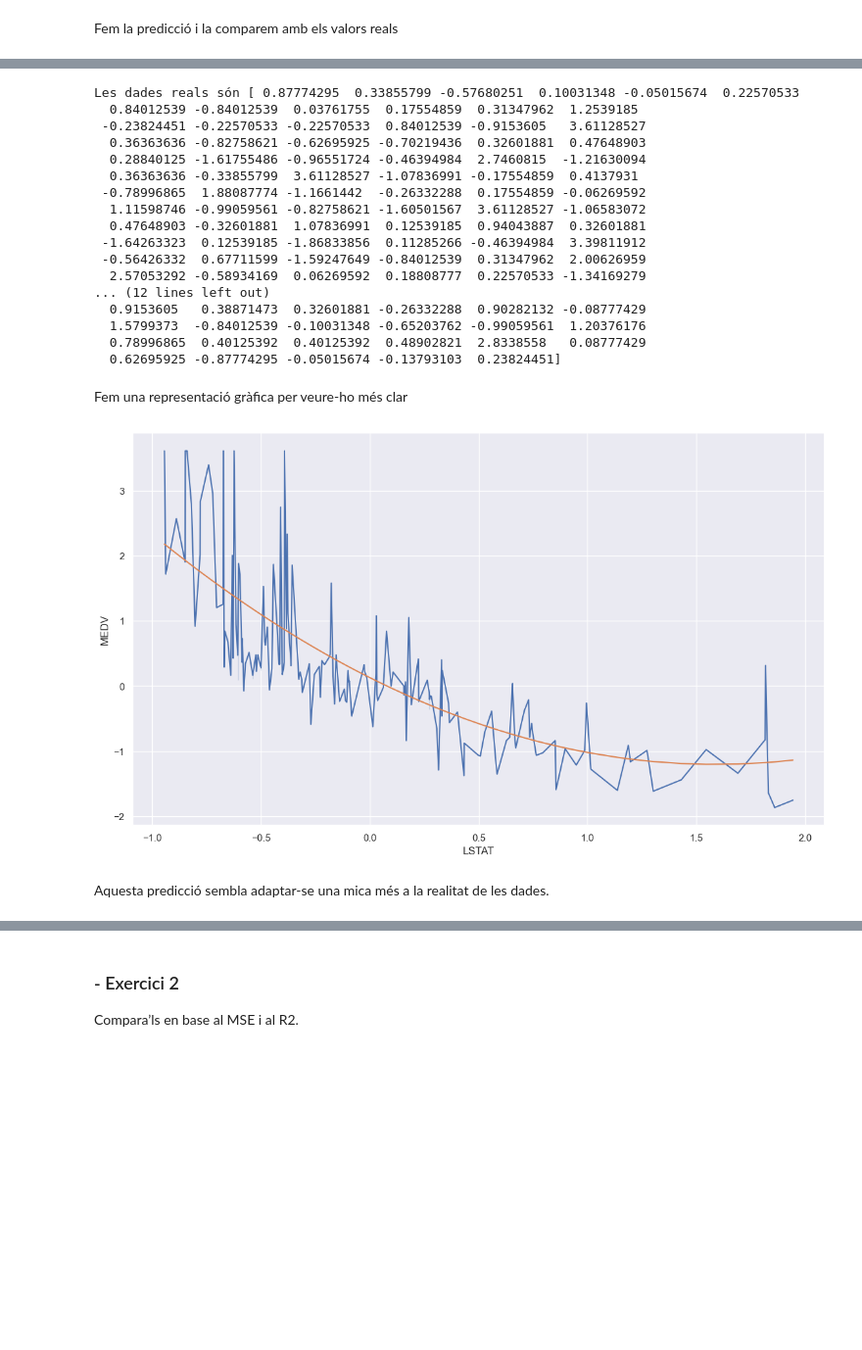
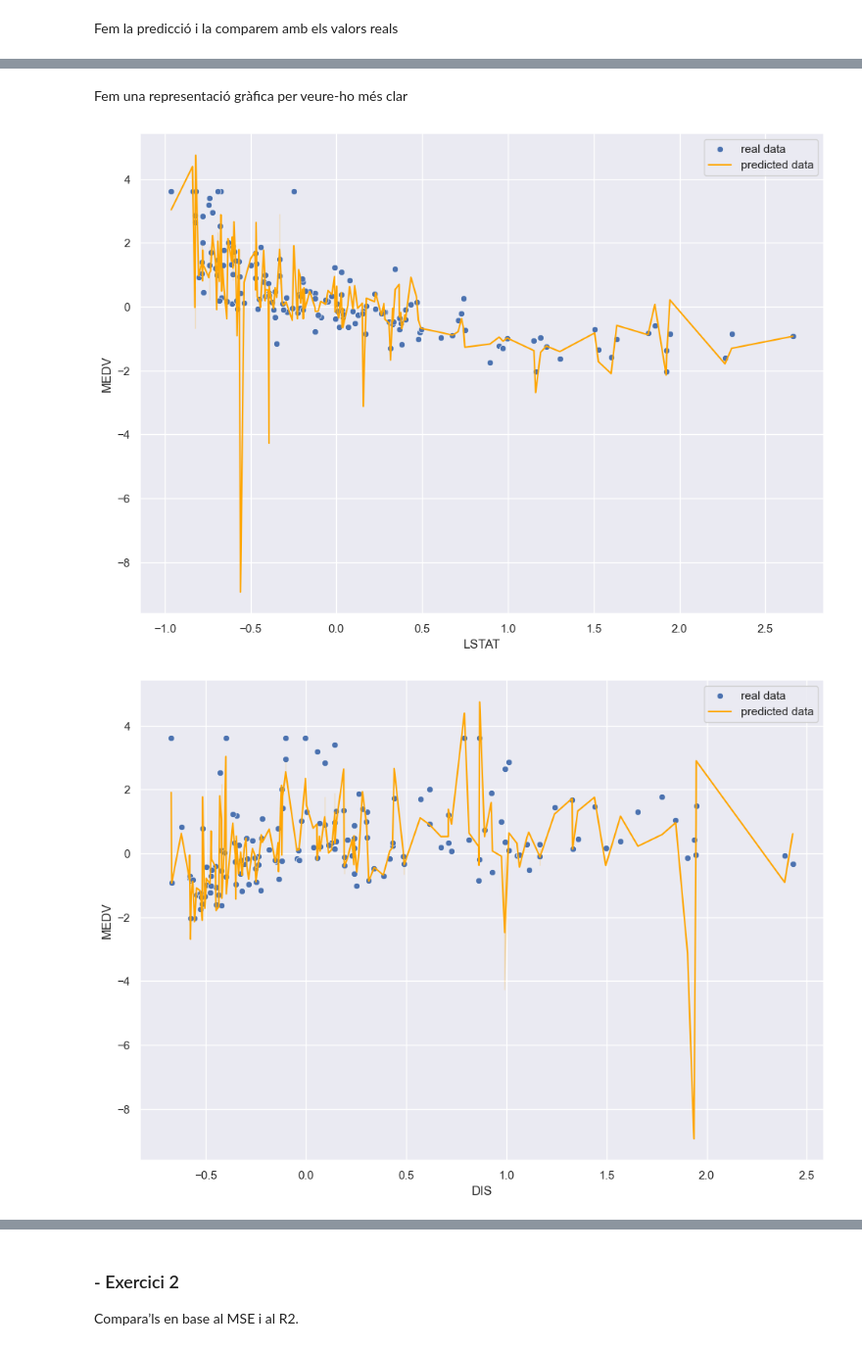
Before and after one commit to maribelseara/ML_regressions, a Jupyter notebook: ml_regressions.ipynb, the cells around one changed output, grey strips where cells are left out. Shown: that part at 98% size. Saved outputs shown, nothing was run; the diff lists cells and outputs as text; code cells hidden in the pictures; blank space fills up the shorter version.

```diff
--- a/ml_regressions.ipynb
+++ b/ml_regressions.ipynb
@@ -109,5 +120,2 @@ El coeficient b₁ és [-1.14999956]
 # %% [markdown]
 Fem la predicció amb les dades de test
-# %%
-x_test=np.array(test_df['LSTAT']).reshape(-1,1)
-y_test=np.array(test_df['MEDV'])
@@ -158,0 +126,4 @@ De moment a simple vista no sembla que hagi encertat massa
+# %%
+sns.set(rc={'figure.figsize':(11,8)})
+ax=sns.scatterplot(x=X_test['LSTAT'], y=y_test, label='real data')
+ax1=sns.lineplot(x=X_test['LSTAT'], y=y_predict_lineal, color='orange', label='predicted data')
@@ -168,7 +141,6 @@ A continuació provem una regresió polinomial.
 # %%
-transformer = PolynomialFeatures(degree=2, include_bias=False)
-trans_x=transformer.fit_transform(x)
-model_polinomial=LinearRegression().fit(trans_x, y)
+trans_X_train = PolynomialFeatures(degree=2, include_bias=False).fit_transform(X_train)
+model_polinomial=LinearRegression().fit(trans_X_train, y_train)
 # %% [markdown]
 Amb el model ja entrenat consultarem R, b₀ i b₁
 # %%
@@ -182,6 +168,5 @@ El coeficient b₁ és [-1.6767981  0.527248 ]
 # %% [markdown]
 Fem la predicció i la comparem amb els valors reals
 # %%
-x_test_polinomial=PolynomialFeatures(degree=2, include_bias=False).fit_transform(x_test)
-y_predict_polinomial=model_polinomial.predict(x_test_polinomial)
-print("Les dades predites per a 'MEDV' són", y_predict_polinomial)
+X_test_polinomial=PolynomialFeatures(degree=2, include_bias=False).fit_transform(X_test)
+y_predict_polinomial=model_polinomial.predict(X_test_polinomial)
@@ -206,29 +173,12 @@ Les dades predites per a 'MEDV' són [ 8.46689247e-01  9.20114478e-01 -8.2782288
-# %%
-print("Les dades reals són", y_test)
-# %% [output]
-Les dades reals són [ 0.87774295  0.33855799 -0.57680251  0.10031348 -0.05015674  0.22570533
-  0.84012539 -0.84012539  0.03761755  0.17554859  0.31347962  1.2539185
- -0.23824451 -0.22570533 -0.22570533  0.84012539 -0.9153605   3.61128527
-  0.36363636 -0.82758621 -0.62695925 -0.70219436  0.32601881  0.47648903
-  0.28840125 -1.61755486 -0.96551724 -0.46394984  2.7460815  -1.21630094
-  0.36363636 -0.33855799  3.61128527 -1.07836991 -0.17554859  0.4137931
- -0.78996865  1.88087774 -1.1661442  -0.26332288  0.17554859 -0.06269592
-  1.11598746 -0.99059561 -0.82758621 -1.60501567  3.61128527 -1.06583072
-  0.47648903 -0.32601881  1.07836991  0.12539185  0.94043887  0.32601881
- -1.64263323  0.12539185 -1.86833856  0.11285266 -0.46394984  3.39811912
- -0.56426332  0.67711599 -1.59247649 -0.84012539  0.31347962  2.00626959
-  2.57053292 -0.58934169  0.06269592  0.18808777  0.22570533 -1.34169279
-... (12 lines left out)
-  0.9153605   0.38871473  0.32601881 -0.26332288  0.90282132 -0.08777429
-  1.5799373  -0.84012539 -0.10031348 -0.65203762 -0.99059561  1.20376176
-  0.78996865  0.40125392  0.40125392  0.48902821  2.8338558   0.08777429
-  0.62695925 -0.87774295 -0.05015674 -0.13793103  0.23824451]
 # %% [markdown]
 Fem una representació gràfica per veure-ho més clar
 # %%
-ax=sns.lineplot(x=test_df['LSTAT'], y=test_df['MEDV'])
-ax1=sns.lineplot(x=test_df['LSTAT'], y=y_predict_polinomial)
+ax=sns.scatterplot(x=X_test['LSTAT'], y=y_test, label='real data')
+ax1=sns.lineplot(x=X_test['LSTAT'], y=y_predict_polinomial, color='orange', label='predicted data')
 # %% [output]
-[figure, old version]
+[figure, new version]
-# %% [markdown]
-Aquesta predicció sembla adaptar-se una mica més a la realitat de les dades.
+# %%
+ax=sns.scatterplot(x=X_test['DIS'], y=y_test, label='real data')
+ax1=sns.lineplot(x=X_test['DIS'], y=y_predict_polinomial, color='orange', label='predicted data')
+# %% [output]
+[figure, added]
```
Also changed, not shown: parts of 87 cells of this notebook.
